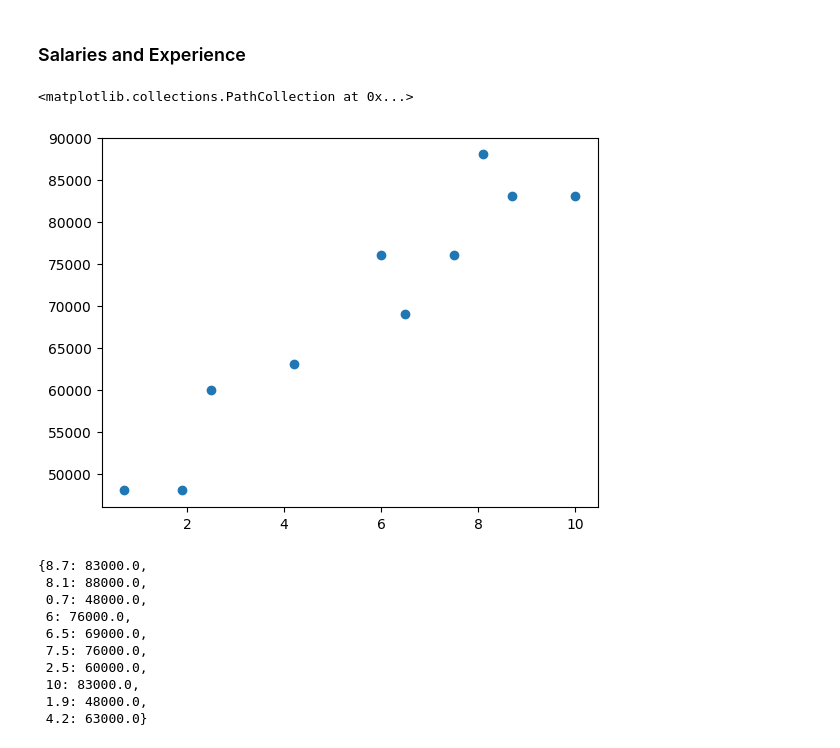
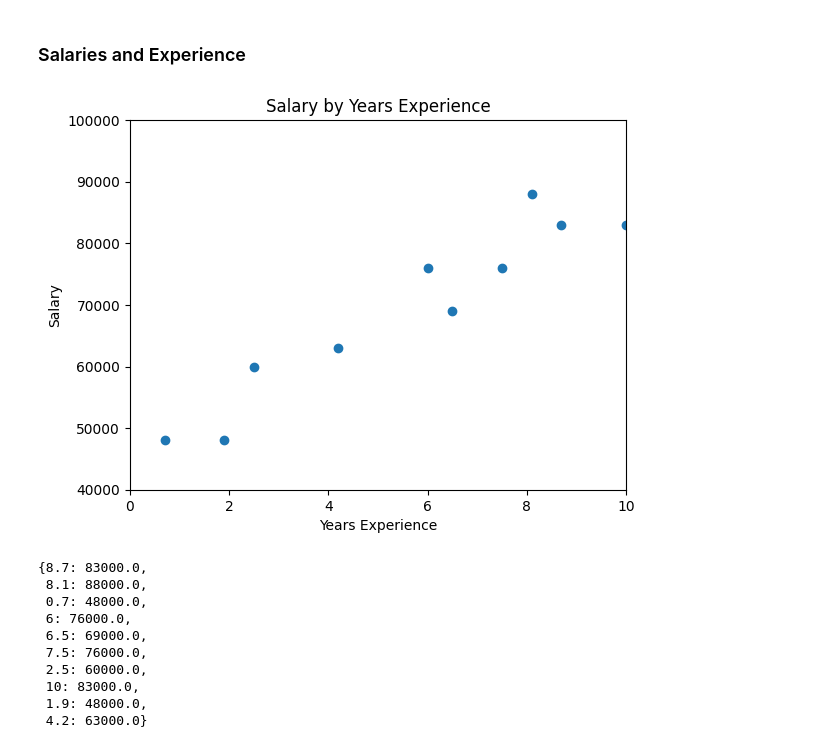
Before and after one commit to TMMichaelsen/data-science-from-scratch, a Jupyter notebook: 01 - Introduction.ipynb, the cells around one changed output. Drawn from its saved outputs; the diff is of its cells as text; code cells hidden in the pictures.

```diff
--- a/01 - Introduction.ipynb
+++ b/01 - Introduction.ipynb
@@ -232,13 +240,21 @@ salaries_and_tenures = [(83000, 8.7), (88000, 8.1),
 # %%
 import matplotlib.pyplot as plt
 
 salaries = [salary for salary, tenure in salaries_and_tenures]
 tenures = [tenure for salary, tenure in salaries_and_tenures]
 
 plt.scatter(tenures, salaries)
+
+plt.xlim(0, 10)
+plt.ylim(40000, 100000)
+
+plt.title("Salary by Years Experience")
+plt.xlabel("Years Experience")
+plt.ylabel("Salary")
+
+plt.show()
 # %% [output]
-<matplotlib.collections.PathCollection at 0x...>
-[figure, old version]
+[figure, new version]
 # %%
 # Keys are years, values are lists of the salaries for each tenure.
 salary_by_tenure = defaultdict(list)
```
Also changed, not shown: parts of 2 cells of this notebook, 7 other files.
